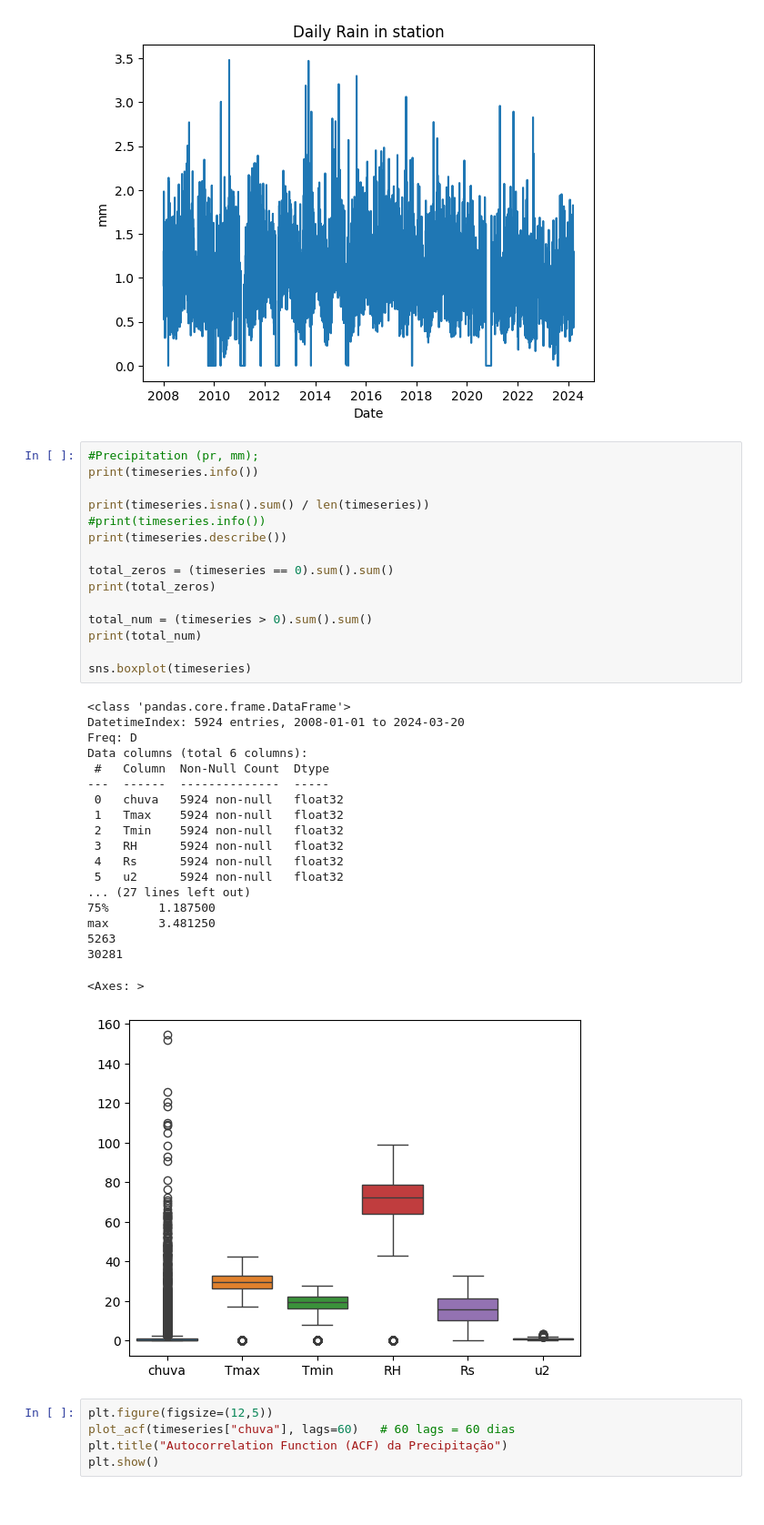
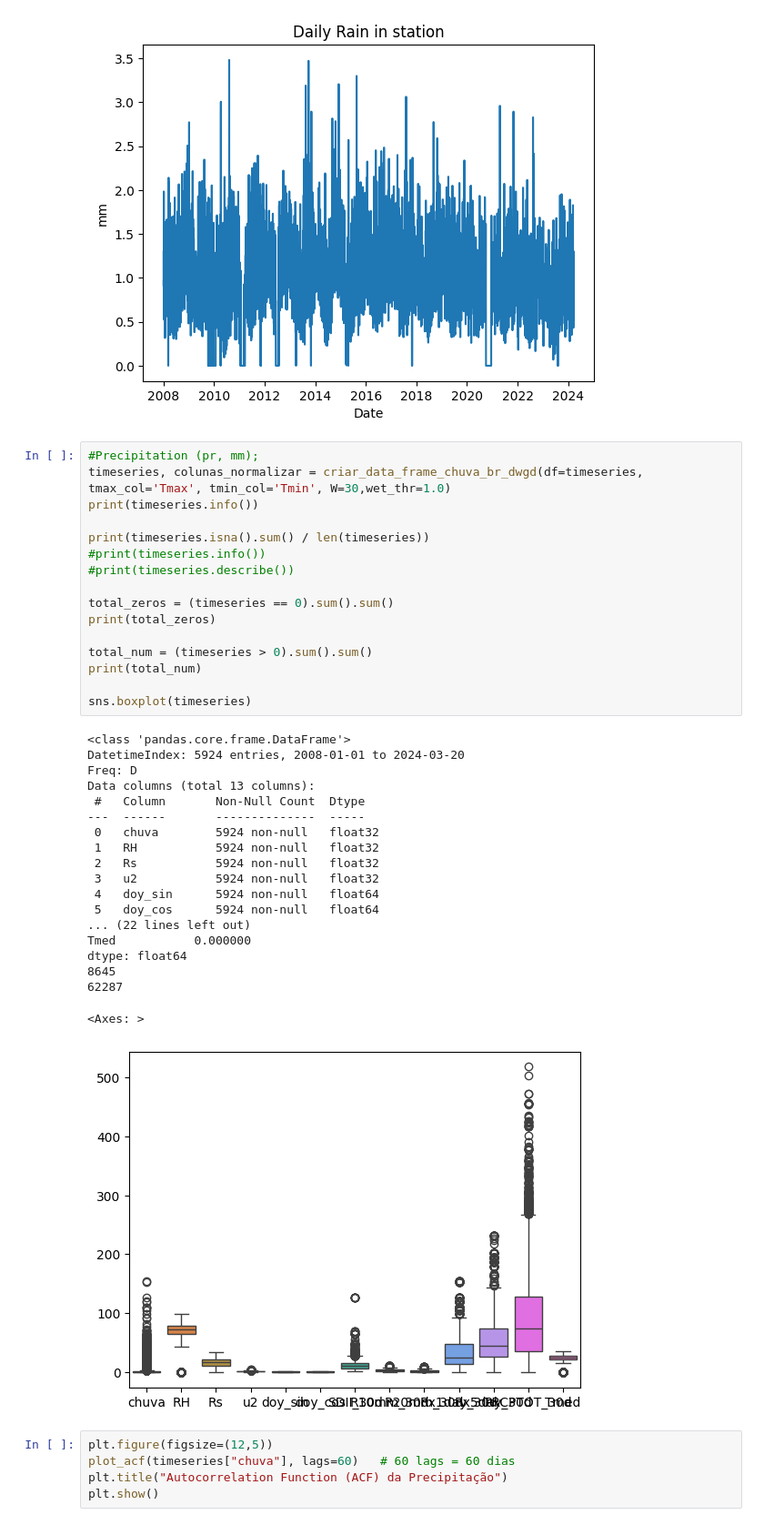
Before and after one commit to pedroboseximenes/tcc, a Jupyter notebook: brDwgd/notebooks/processandoDados.ipynb, the cells around one changed output. Shown at 91% size. Saved outputs shown, nothing was run; the diff lists cells and outputs as text.

```diff
--- a/brDwgd/notebooks/processandoDados.ipynb
+++ b/brDwgd/notebooks/processandoDados.ipynb
@@ -60,39 +62,40 @@ plt.show()
 [figure]
 # %%
 #Precipitation (pr, mm);
+timeseries, colunas_normalizar = criar_data_frame_chuva_br_dwgd(df=timeseries, tmax_col='Tmax', tmin_col='Tmin', W=30,wet_thr=1.0)
 print(timeseries.info())
 
 print(timeseries.isna().sum() / len(timeseries))
 #print(timeseries.info())
-print(timeseries.describe())
+#print(timeseries.describe())
 
 total_zeros = (timeseries == 0).sum().sum()
 print(total_zeros)
 
 total_num = (timeseries > 0).sum().sum()
 print(total_num)
 
 sns.boxplot(timeseries)
 # %% [output]
 <class 'pandas.core.frame.DataFrame'>
 DatetimeIndex: 5924 entries, 2008-01-01 to 2024-03-20
 Freq: D
-Data columns (total 6 columns):
- #   Column  Non-Null Count  Dtype
----  ------  --------------  -----
- 0   chuva   5924 non-null   float32
- 1   Tmax    5924 non-null   float32
- 2   Tmin    5924 non-null   float32
- 3   RH      5924 non-null   float32
- 4   Rs      5924 non-null   float32
- 5   u2      5924 non-null   float32
-... (27 lines left out)
-75%       1.187500
-max       3.481250
-5263
-30281
+Data columns (total 13 columns):
+ #   Column       Non-Null Count  Dtype
+---  ------       --------------  -----
+ 0   chuva        5924 non-null   float32
+ 1   RH           5924 non-null   float32
+ 2   Rs           5924 non-null   float32
+ 3   u2           5924 non-null   float32
+ 4   doy_sin      5924 non-null   float64
+ 5   doy_cos      5924 non-null   float64
+... (22 lines left out)
+Tmed           0.000000
+dtype: float64
+8645
+62287
 <Axes: >
-[figure, old version]
+[figure, new version]
 # %%
 plt.figure(figsize=(12,5))
 plot_acf(timeseries["chuva"], lags=60)   # 60 lags = 60 dias
```
Also changed, not shown: parts of 2 cells of this notebook, 21 other files.
